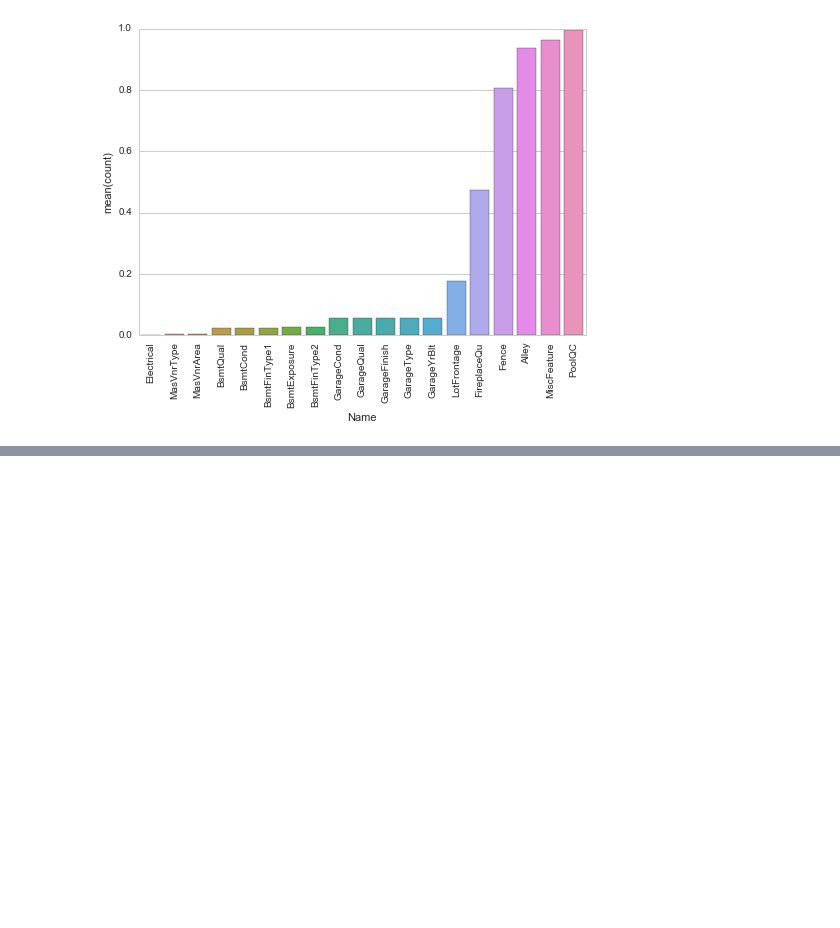
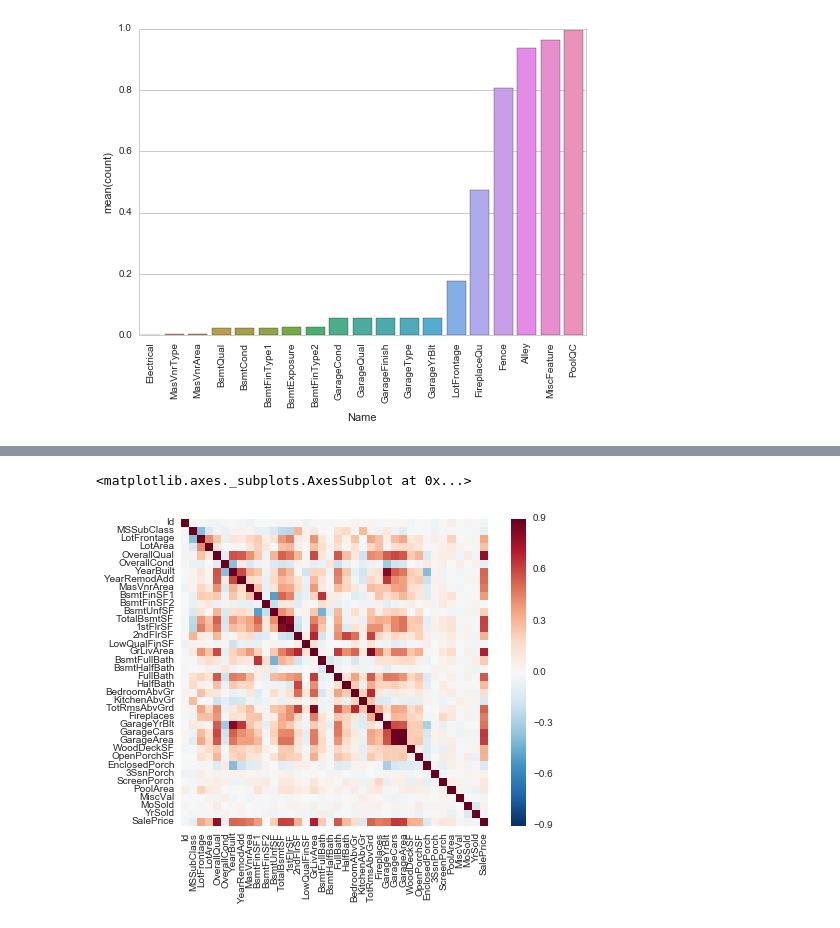
Before and after one commit to surfertas/machine_learning, a Jupyter notebook: kaggle/house_prices/2-0-house_price_data_exploration.ipynb, the cells around one changed output, grey strips where cells are left out. Drawn from its saved outputs; the diff is of its cells as text; code cells hidden in the pictures; blank space fills up the shorter version.

```diff
--- a/kaggle/house_prices/2-0-house_price_data_exploration.ipynb
+++ b/kaggle/house_prices/2-0-house_price_data_exploration.ipynb
@@ -124,0 +144,6 @@ sns.plt.show()
+# %%
+corr = train.corr()
+sns.heatmap(corr, vmax=0.9, square=True)
+# %% [output]
+<matplotlib.axes._subplots.AxesSubplot at 0x...>
+[figure, added]
```
Also changed, not shown: parts of 6 cells of this notebook.
